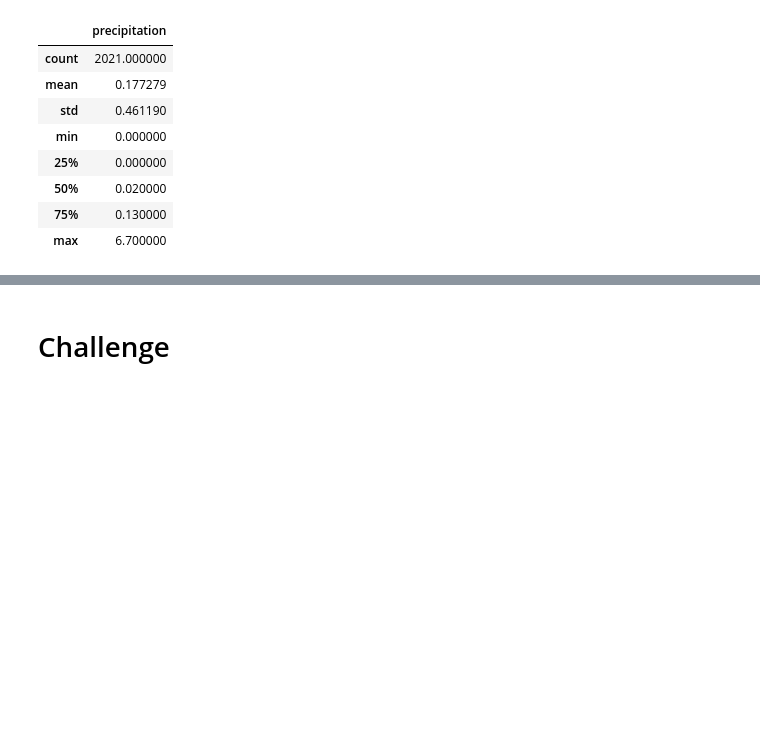
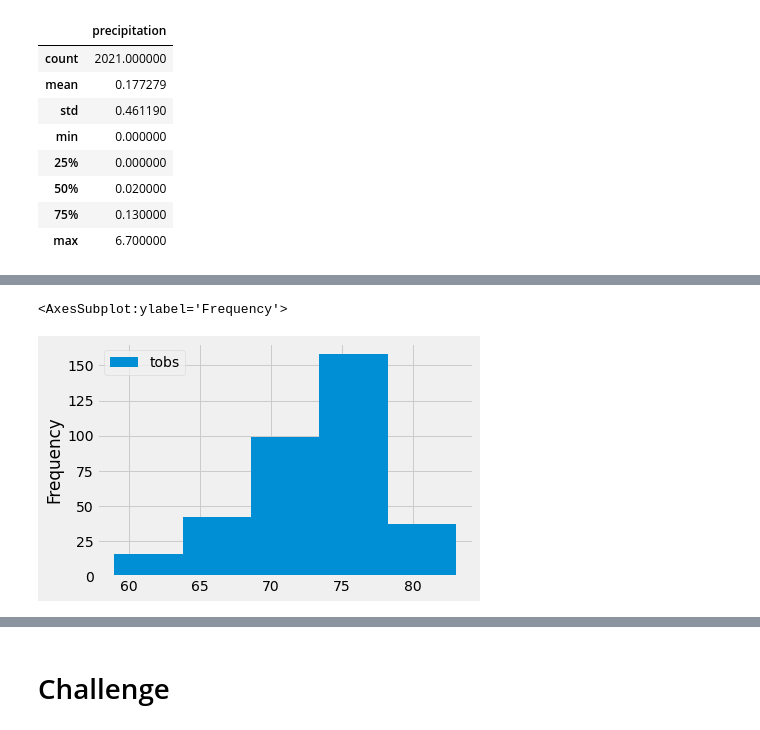
Before and after one commit to dyl-lee/surfs_up, a Jupyter notebook: climate_analysis.ipynb, the cells around one changed output, grey strips where cells are left out. Drawn from its saved outputs; the diff is of its cells as text; code cells hidden in the pictures; blank space fills up the shorter version.

```diff
--- a/climate_analysis.ipynb
+++ b/climate_analysis.ipynb
@@ -85,0 +114,5 @@ df.describe()
+# %%
+temp_results.plot.hist(bins=5)
+# %% [output]
+<AxesSubplot:ylabel='Frequency'>
+[figure, added]
```
Also changed, not shown: parts of 6 cells of this notebook.
